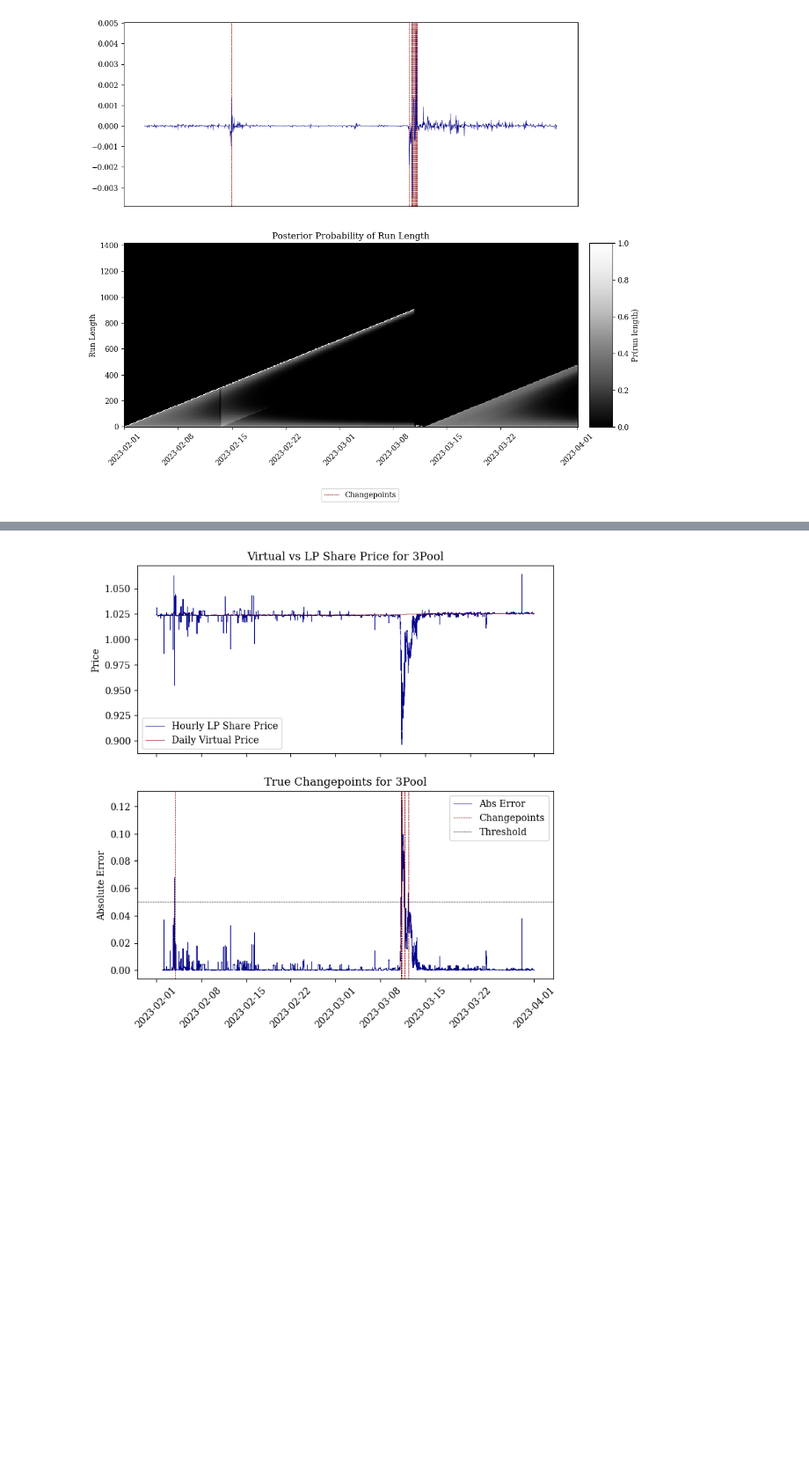
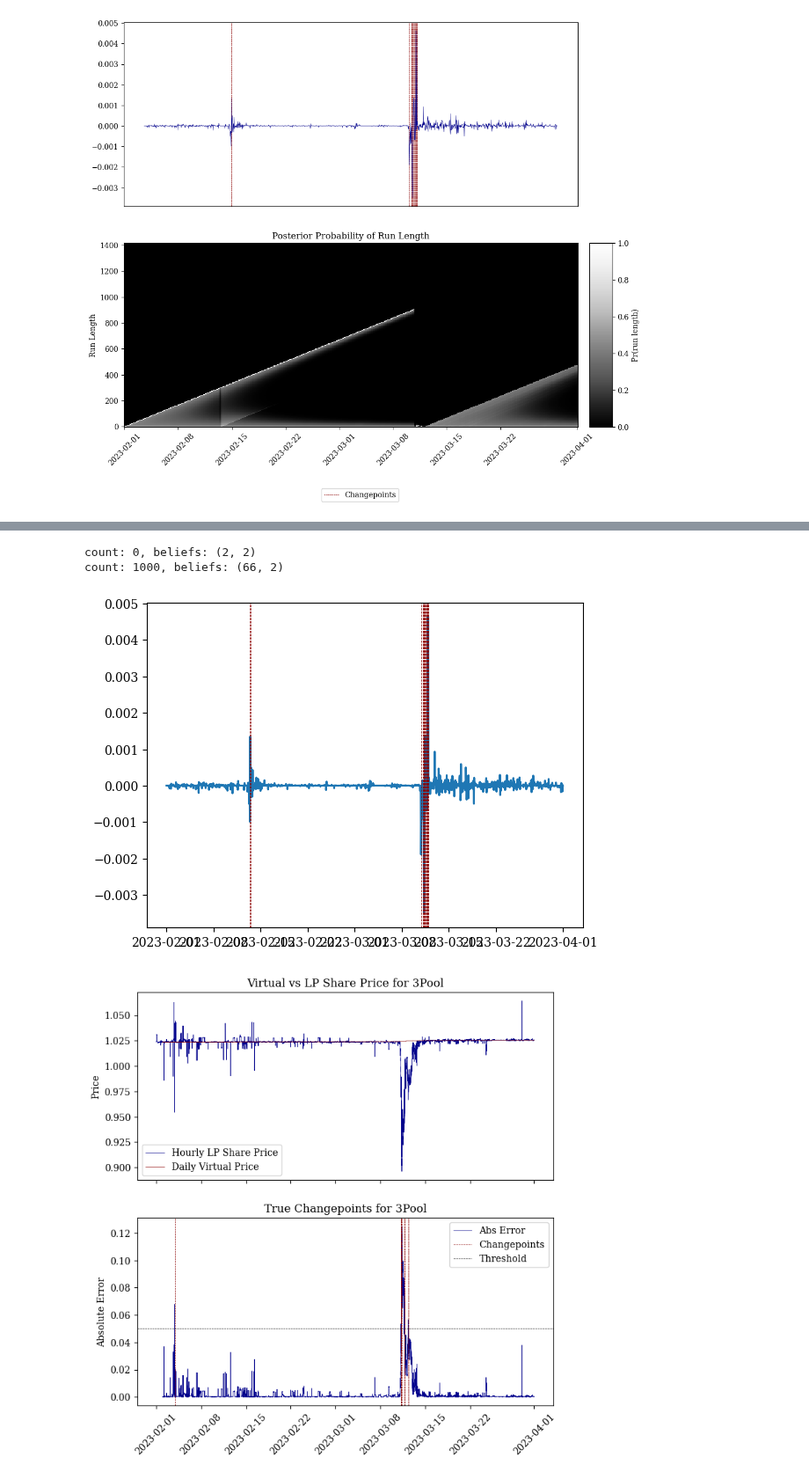
Before and after one commit to xenophonlabs/curve-lp-metrics, a Jupyter notebook: notebooks/usdc_depeg_analysis.ipynb, the cells around one changed output, grey strips where cells are left out. Shown at 88% size. Saved outputs shown, nothing was run; the diff lists cells and outputs as text; code cells hidden in the pictures; blank space fills up the shorter version.

```diff
--- a/notebooks/usdc_depeg_analysis.ipynb
+++ b/notebooks/usdc_depeg_analysis.ipynb
@@ -149,3 +114,27 @@ array([Timestamp('2023-02-03 21:52:00'), Timestamp('2023-03-11 04:31:00'),
+# %%
+model = BayesianOnlineChangePointDetection(ConstantHazard(100), StudentT(mu=0, kappa=0.001, alpha=1000, beta=0.0001))
+# %%
+metric = np.log1p(pool_metrics['shannonsEntropy'].pct_change()).dropna().resample('1h').mean()
+
+# Online estimation and get the maximum likelihood r_t at each time point
+count = 0
+rt_mle = np.empty(metric.shape)
+for i, d in enumerate(metric):
+    model.update(d)
+    rt_mle[i] = model.rt
+    if count % 1000 == 0:
+        print(f'count: {count}, beliefs: {model.beliefs.shape}')
+    count += 1
+pred_cps = metric.index[np.where(np.diff(rt_mle)!=1)[0]+1]
+# %% [output]
+count: 0, beliefs: (2, 2)
+count: 1000, beliefs: (66, 2)
+# %%
+plt.plot(metric)
+for cp in pred_cps:
+    plt.axvline(cp, linestyle='--', linewidth=0.5, color='darkred')
+# %% [output]
+[figure, added]
 # %%
 f, axs = plt.subplots(2, 1, sharex=True, figsize=(8, 8))
 
```
Also changed, not shown: parts of 16 cells of this notebook, 3 other files.
